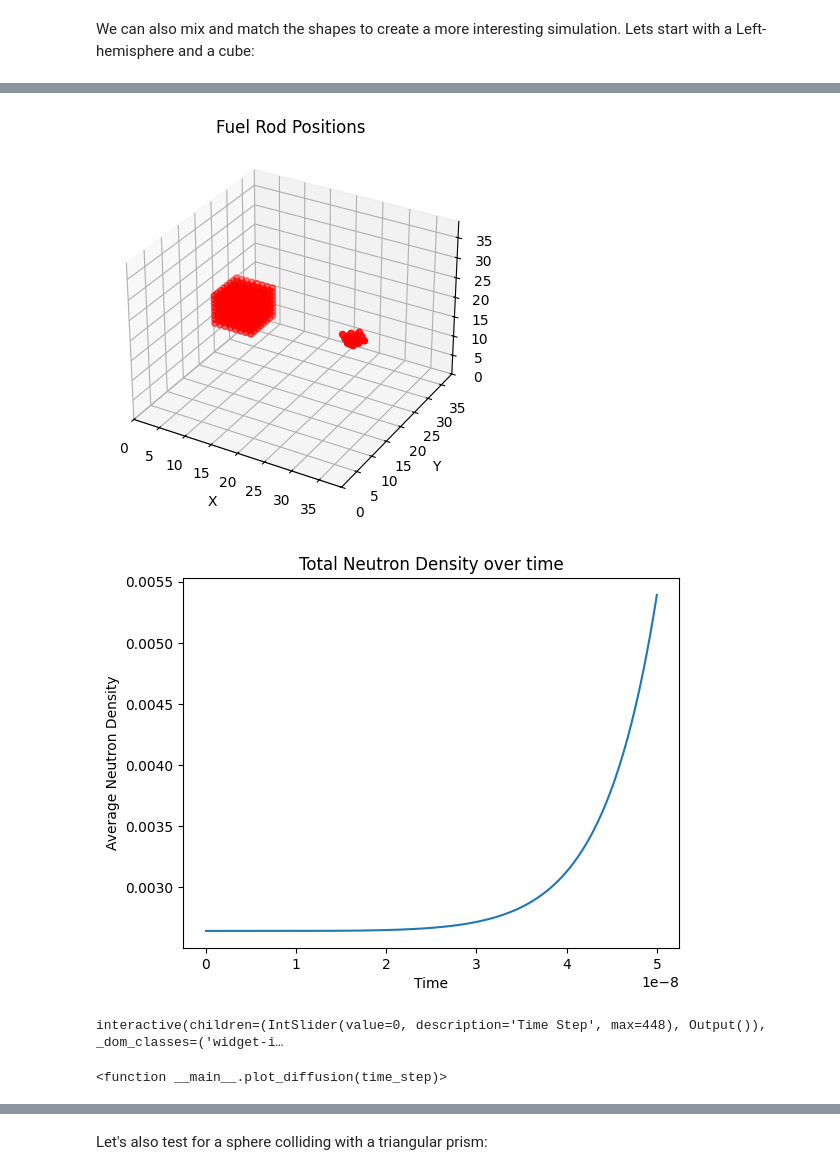
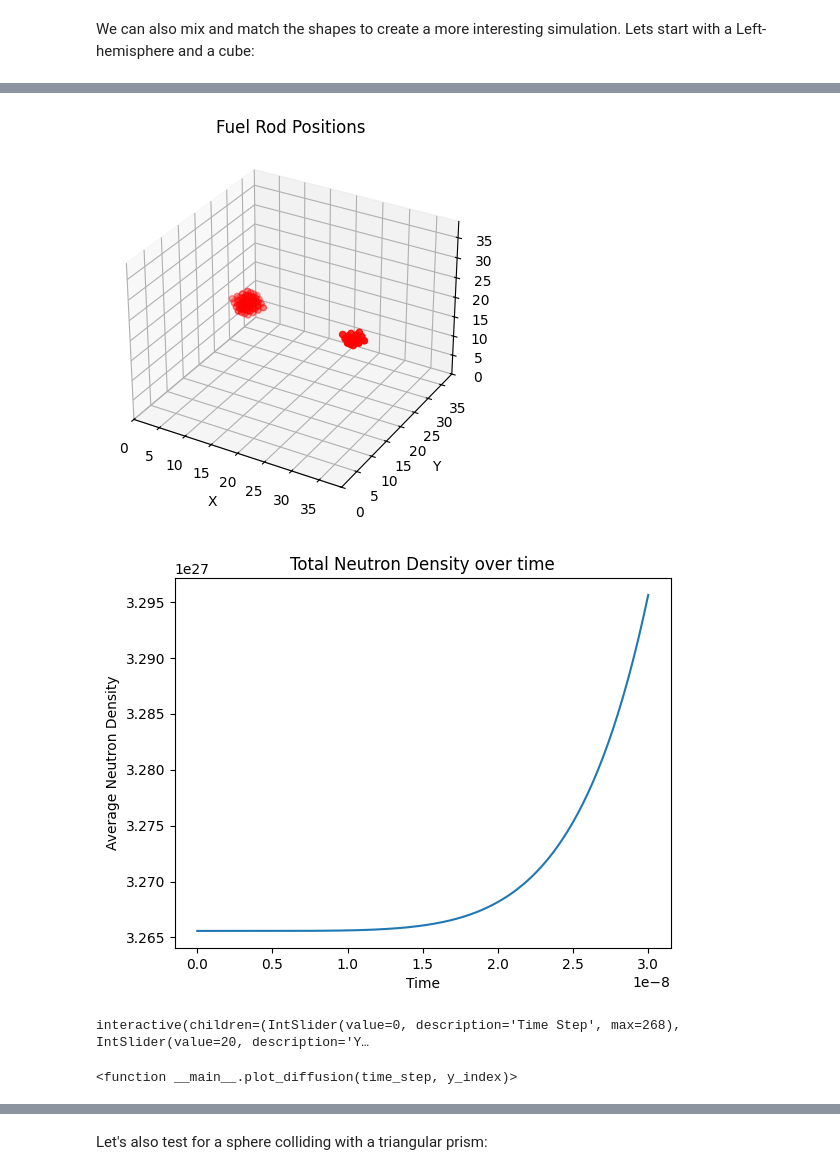
Before and after one commit to epetrimoulx/Neutron-Diffusion, a Jupyter notebook: Stationary/Neutron_Diffusion_Stationary.ipynb, the cells around one changed output, grey strips where cells are left out. Saved outputs shown, nothing was run; the diff lists cells and outputs as text; code cells hidden in the pictures.

```diff
--- a/Stationary/Neutron_Diffusion_Stationary.ipynb
+++ b/Stationary/Neutron_Diffusion_Stationary.ipynb
@@ -479,8 +569,8 @@ interactive(children=(IntSlider(value=0, description='Time Step', max=513), Outp
 Now analyzing when the rods are closer together:
 # %%
 # Create Fuel Rod Objects
-fuel_rod_1 = Shape(8, 8, 8, 'Cube', 235, 'Uranium', 92)
-fuel_rod_2 = Shape(8, 8, 8, 'Cube', 235, 'Uranium', 92)
+fuel_rod_1 = Shape(8, 8, 8, 'Cube', 235, 'Uranium', 92, URANIUM_DENSITY)
+fuel_rod_2 = Shape(8, 8, 8, 'Cube', 235, 'Uranium', 92, URANIUM_DENSITY)
 
 print(f'{fuel_rod_1} \n')
 print(f'{fuel_rod_2} \n')
@@ -543,8 +633,16 @@ time_slider = IntSlider(
     description='Time Step'
 )
 
+y_slider = IntSlider(
+    value= result.shape[1] // 2,
+    min=0,
+    max= result.shape[1] - 1,
+    step = 1,
+    description='Y-axis'
+)
+
 # Use the interact function to link the slider to the plot function
-interact(plot_diffusion, time_step=time_slider)
+interact(plot_diffusion, time_step=time_slider, y_index=y_slider)
 # %% [output]
 Element: Uranium-235
 Z: 92
@@ -566,7 +682,7 @@ interactive(children=(IntSlider(value=0, description='Time Step', max=448), Outp
 # %%
 # Create Fuel Rod Objects
-fuel_rod_1 = Shape(8, 8, 8, 'Cube', 235, 'Uranium', 92)
-fuel_rod_2 = Shape(8, 8, 8, 'Cube', 235, 'Uranium', 92)
+fuel_rod_1 = Shape(8, 8, 8, 'Cube', 235, 'Uranium', 92, URANIUM_DENSITY)
+fuel_rod_2 = Shape(8, 8, 8, 'Cube', 235, 'Uranium', 92, URANIUM_DENSITY)
 
 print(f'{fuel_rod_1} \n')
 print(f'{fuel_rod_2} \n')
@@ -628,8 +744,16 @@ time_slider = IntSlider(
     description='Time Step'
 )
 
+y_slider = IntSlider(
+    value= result.shape[1] // 2,
+    min=0,
+    max= result.shape[1] - 1,
+    step = 1,
+    description='Y-axis'
+)
+
 # Use the interact function to link the slider to the plot function
-interact(plot_diffusion, time_step=time_slider)
+interact(plot_diffusion, time_step=time_slider, y_index=y_slider)
 # %% [output]
 Element: Uranium-235
 Z: 92
@@ -652,8 +794,8 @@ interactive(children=(IntSlider(value=0, description='Time Step', max=513), Outp
 We can also mix and match the shapes to create a more interesting simulation. Lets start with a Left-hemisphere and a cube:
 # %%
 # Create Fuel Rod Objects
-fuel_rod_1 = Shape(8, 8, 8, 'Left Hemisphere', 235, 'Uranium', 92)
-fuel_rod_2 = Shape(8, 8, 8, 'Cube', 235, 'Uranium', 92)
+fuel_rod_1 = Shape(8, 8, 8, 'Left Hemisphere', 235, 'Uranium', 92, URANIUM_DENSITY)
+fuel_rod_2 = Shape(8, 8, 8, 'Sphere', 235, 'Uranium', 92, URANIUM_DENSITY)
 
 print(f'{fuel_rod_1} \n')
 print(f'{fuel_rod_2} \n')
@@ -665,7 +807,7 @@ initial_condition_2 = fuel_rod_2.set_initial_conditions()
 # Initialize grid-spacing, timesteps, number of timesteps, total time, and density
 grid_spacing: float = 1 / BOX_LENGTH
 timestep_size: float = (grid_spacing ** 2 / 6 / DIFFUSION_CONST) * 0.25
-t_final: float = 5e-8
+t_final: float = 3e-8
 num_timesteps: int = int(t_final / timestep_size)
 total_density: np.ndarray = np.zeros(num_timesteps)
 time: np.ndarray = np.linspace(0, t_final, num_timesteps)
@@ -715,8 +857,16 @@ time_slider = IntSlider(
     description='Time Step'
 )
 
+y_slider = IntSlider(
+    value= result.shape[1] // 2,
+    min=0,
+    max= result.shape[1] - 1,
+    step = 1,
+    description='Y-axis'
+)
+
 # Use the interact function to link the slider to the plot function
-interact(plot_diffusion, time_step=time_slider)
+interact(plot_diffusion, time_step=time_slider, y_index=y_slider)
 # %% [output]
 Element: Uranium-235
 Z: 92
@@ -734,4 +888,4 @@ Height: 8
-[figure, old version]
+[figure, new version]
-[figure, old version]
+[figure, new version]
-interactive(children=(IntSlider(value=0, description='Time Step', max=448), Output()), _dom_classes=('widget-i…
+interactive(children=(IntSlider(value=0, description='Time Step', max=268), IntSlider(value=20, description='Y…
-<function __main__.plot_diffusion(time_step)>
+<function __main__.plot_diffusion(time_step, y_index)>
```
Also changed, not shown: parts of 28 cells of this notebook.
